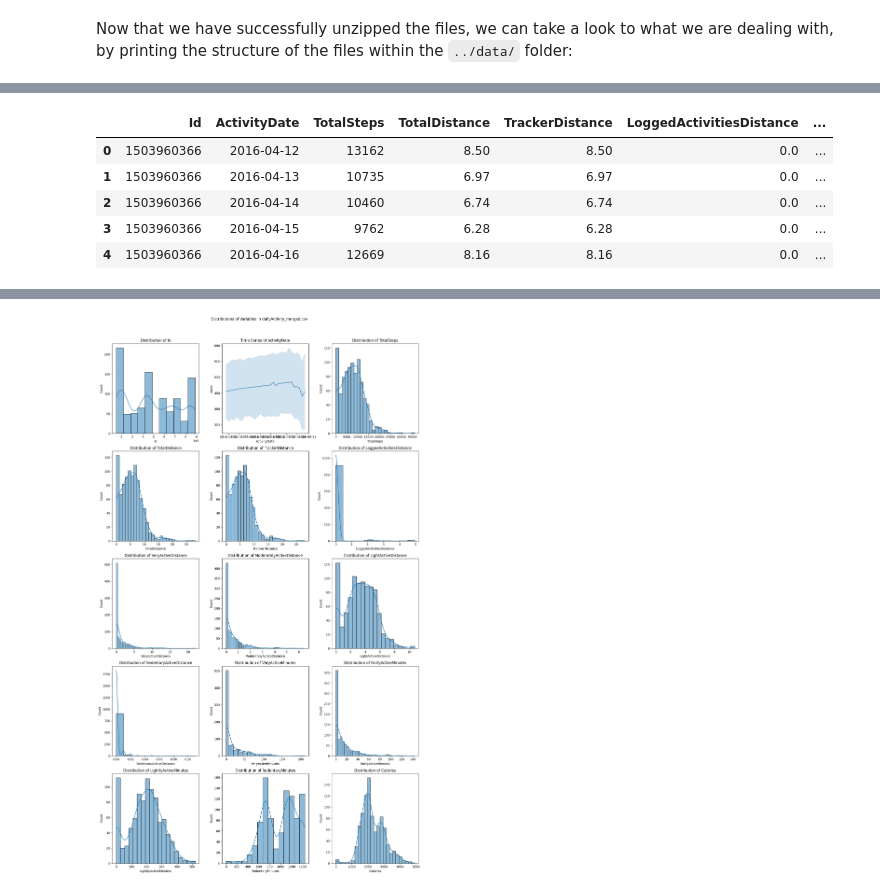
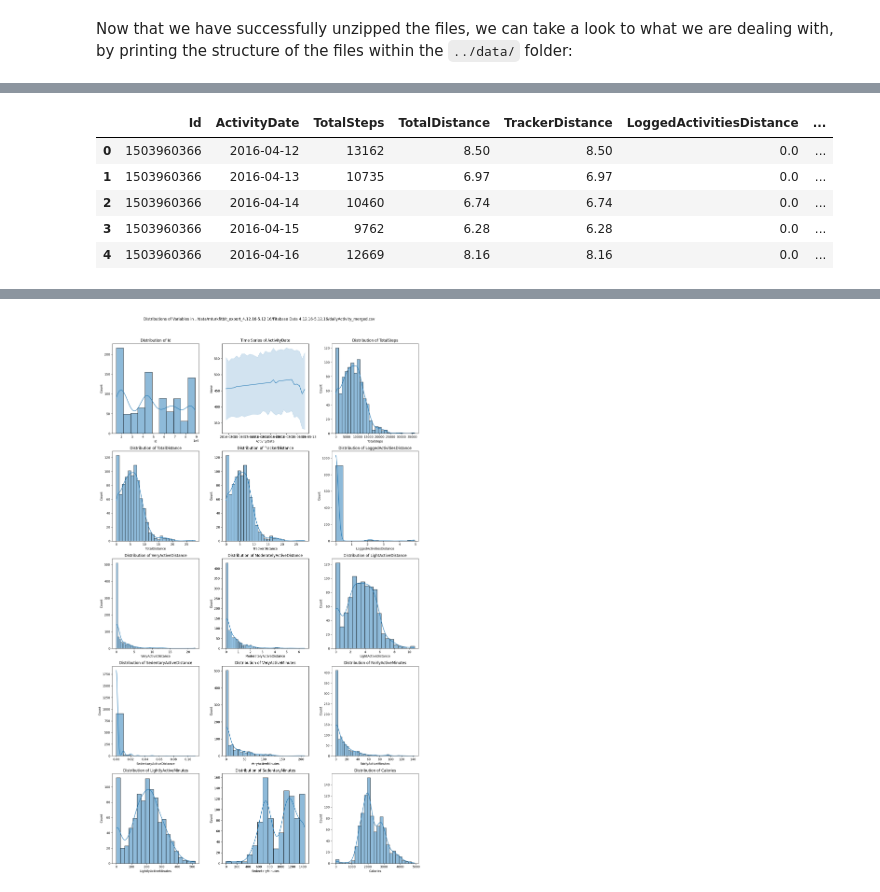
Before and after one commit to afbeltranr/da-fitibit-fitness-tracker, a Jupyter notebook: notebooks/ExploratoryDataAnalysis.ipynb, the cells around one changed output, grey strips where cells are left out. Saved outputs shown, nothing was run; the diff lists cells and outputs as text; code cells hidden in the pictures.

```diff
--- a/notebooks/ExploratoryDataAnalysis.ipynb
+++ b/notebooks/ExploratoryDataAnalysis.ipynb
@@ -87,72 +109,51 @@ import pandas as pd
 import seaborn as sns
 import matplotlib.pyplot as plt
 from IPython.display import display
+from statsmodels.tsa.statespace.sarimax import SARIMAX
+from sklearn.metrics import mean_squared_error, mean_absolute_error
 
-# Function to read a CSV file
-def read_file(filepath):
-    return pd.read_csv(filepath)
+# defining file path
+filepath = '../data/mturkfitbit_export_4.12.16-5.12.16/Fitabase Data 4.12.16-5.12.16/dailyActivity_merged.csv'
 
-# Function to convert date and time columns to appropriate format
-def convert_date_time_columns(df, date_formats):
-    for col, fmt in date_formats.items():
-        if col in df.columns:
-            try:
-                df[col] = pd.to_datetime(df[col], format=fmt)
-            except ValueError:
-                print(f"Warning: Could not convert column {col} to datetime with format {fmt}")
-    return df
+# Read the CSV file
+df = pd.read_csv(filepath)
 
-# Function to plot the distribution of each column in a faceted array
-def plot_distributions(df, filename):
-    num_cols = len(df.columns)
-    num_rows = (num_cols + 2) // 3  # Adjust the number of rows based on the number of columns
-    fig, axes = plt.subplots(num_rows, 3, figsize=(15, num_rows * 5))
-    axes = axes.flatten()
+# Define date formats
+date_formats = {'ActivityDate': '%m/%d/%Y'}
 
-    for i, col in enumerate(df.columns):
-        if pd.api.types.is_numeric_dtype(df[col]):
-            sns.histplot(df[col], ax=axes[i], kde=True)
-            axes[i].set_title(f'Distribution of {col}')
-        elif pd.api.types.is_datetime64_any_dtype(df[col]):
-            sns.lineplot(x=df[col], y=df.index, ax=axes[i])
-            axes[i].set_title(f'Time Series of {col}')
-        else:
-            axes[i].set_visible(False)
+# Convert date columns to datetime
+df['ActivityDate'] = pd.to_datetime(df['ActivityDate'], format=date_formats['ActivityDate'])
 
-    for j in range(i + 1, len(axes)):
-        axes[j].set_visible(False)
+# Display the first few rows
+print(f"First few rows of {filepath}:")
+display(df.head())
 
-    plt.suptitle(f'Distributions of Variables in {filename}', y=1.02)
-    plt.tight_layout()
-    plt.show()
+# Display descriptive statistics including NaN counts
+print(f"Descriptive Statistics of {filepath}:")
+desc_stats = df.describe(include='all').transpose()
+desc_stats['NaN Count'] = df.isna().sum()
+display(desc_stats)
 
-# Function to display detailed view of the dataframe
-def display_detailed_view(df, filename, date_formats):
-    # Convert date and time columns
-    df = convert_date_time_columns(df, date_formats)
+# Plot distributions
+num_cols = len(df.columns)
+num_rows = (num_cols + 2) // 3  # Adjust the number of rows based on the number of columns
+fig, axes = plt.subplots(num_rows, 3, figsize=(15, num_rows * 5))
+axes = axes.flatten()
 
-    # Display the first few rows
-    print(f"First few rows of {filename}:")
-    display(df.head())
+for i, col in enumerate(df.columns):
+    if pd.api.types.is_numeric_dtype(df[col]):
+        sns.histplot(df[col], ax=axes[i], kde=True)
+        axes[i].set_title(f'Distribution of {col}')
+    elif pd.api.types.is_datetime64_any_dtype(df[col]):
+        sns.lineplot(x=df[col], y=df.index, ax=axes[i])
+        axes[i].set_title(f'Time Series of {col}')
+    else:
+        axes[i].set_visible(False)
 
-    # Display descriptive statistics
-    print(f"Descriptive Statistics of {filename}:")
-    display(df.describe(include='all').transpose())
+for j in range(i + 1, len(axes)):
+    axes[j].set_visible(False)
 
-    # Plot distributions
-    plot_distributions(df, filename)
-
-# Filepath of the CSV file
-filepath = '../data/mturkfitbit_export_4.12.16-5.12.16/Fitabase Data 4.12.16-5.12.16/dailyActivity_merged.csv'  # Replace with your file path
-
-# Date format for the specified columns
-date_formats = {
-    'ActivityDate': '%m/%d/%Y'
-}
-
-# Read the file
-df = read_file(filepath)
-
-# Display detailed view for the dataframe
-display_detailed_view(df, 'dailyActivity_merged.csv', date_formats)
+plt.suptitle(f'Distributions of Variables in {filepath}', y=1.02)
+plt.tight_layout()
+plt.show()
 # %% [output]
@@ -183 +184 @@ Descriptive Statistics of dailyActivity_merged.csv:
-[figure, old version]
+[figure, new version]
```
Also changed, not shown: parts of 6 cells of this notebook.
